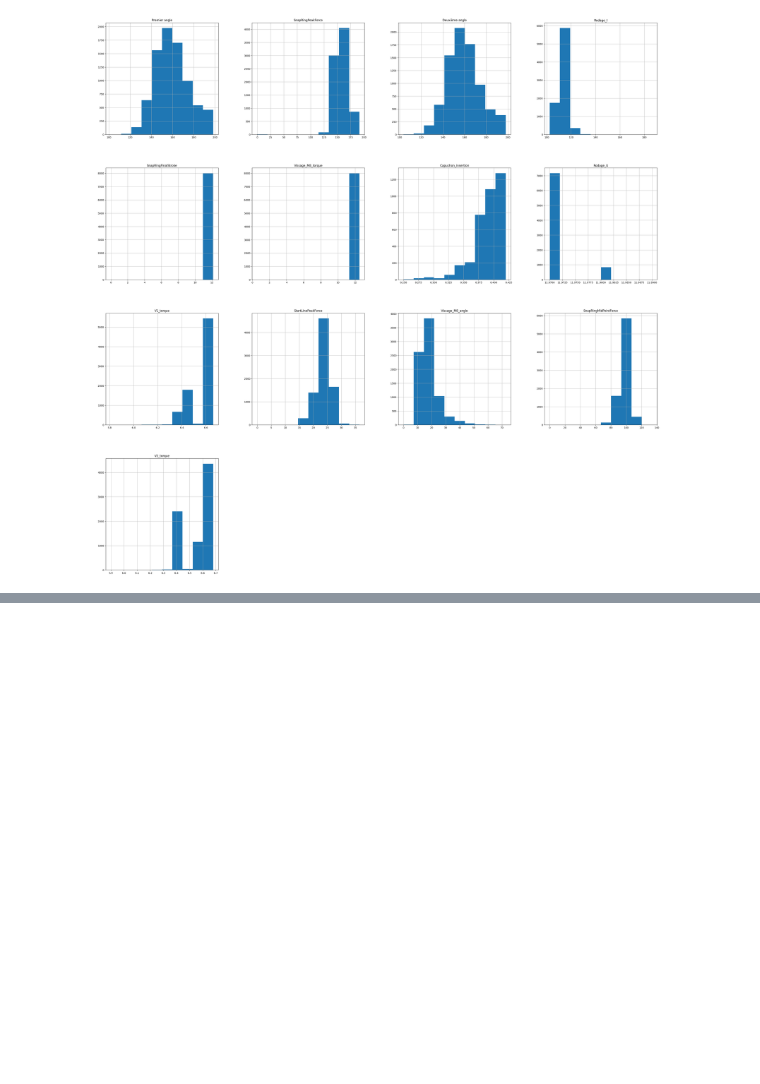
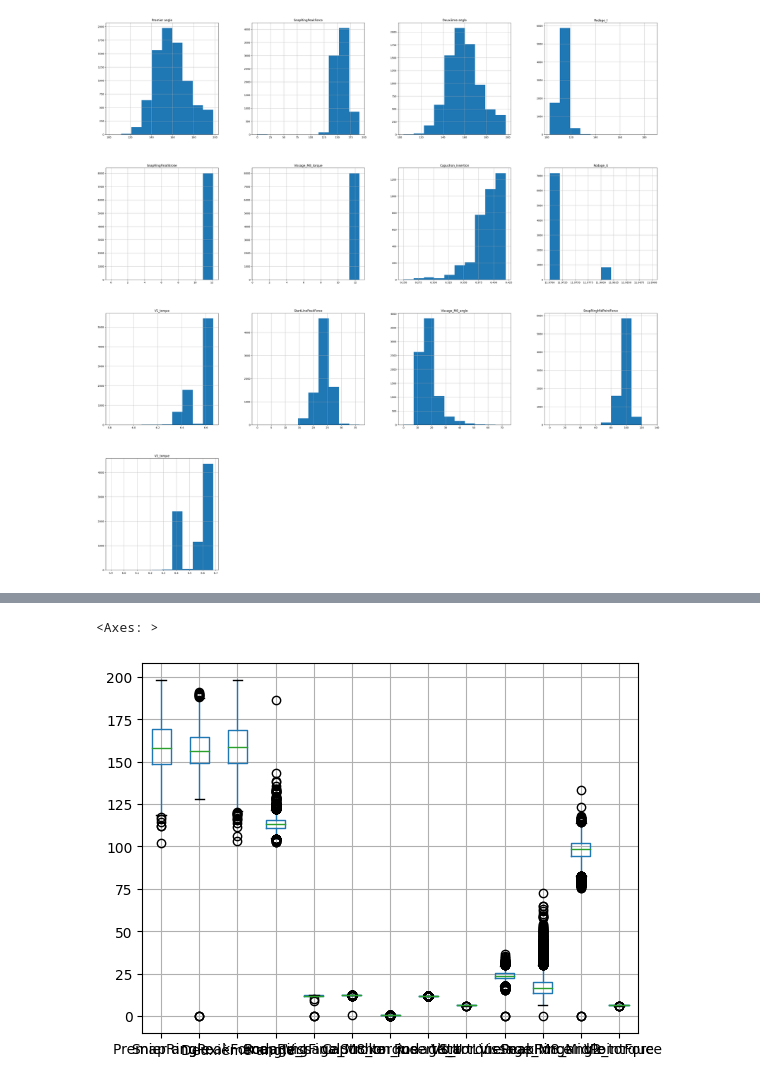
Before and after one commit to TonioHathos/AI_Valeo, a Jupyter notebook: Pre_processing_dataset_yudi.ipynb, the cells around one changed output, grey strips where cells are left out. Saved outputs shown, nothing was run; the diff lists cells and outputs as text; code cells hidden in the pictures; blank space fills up the shorter version.

```diff
--- a/Pre_processing_dataset_yudi.ipynb
+++ b/Pre_processing_dataset_yudi.ipynb
@@ -246,0 +280,5 @@ array([[<Axes: title={'center': 'Premier angle'}>,
+# %%
+df_test_inputs.boxplot()
+# %% [output]
+<Axes: >
+[figure, added]
```
Also changed, not shown: parts of 6 cells of this notebook.
